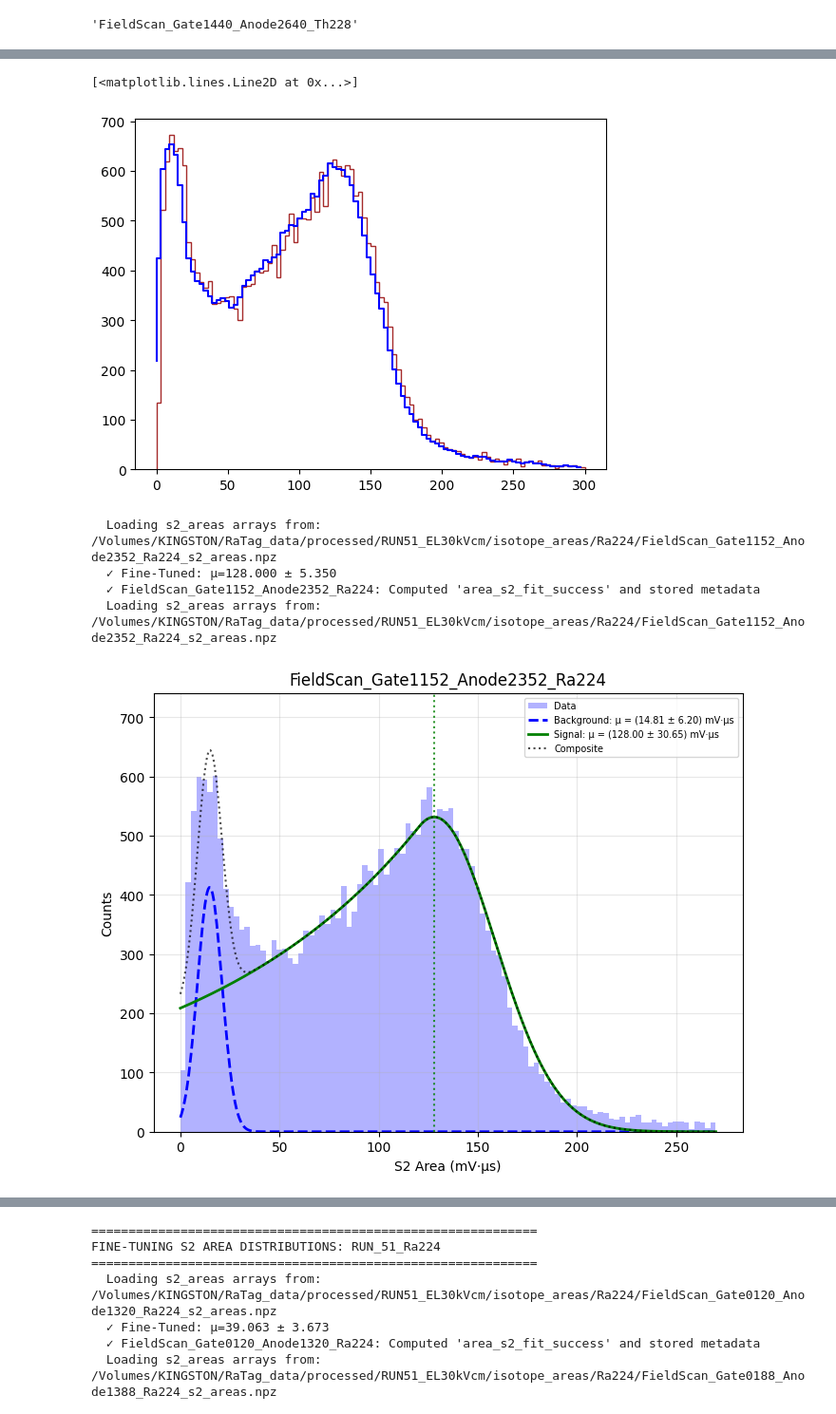
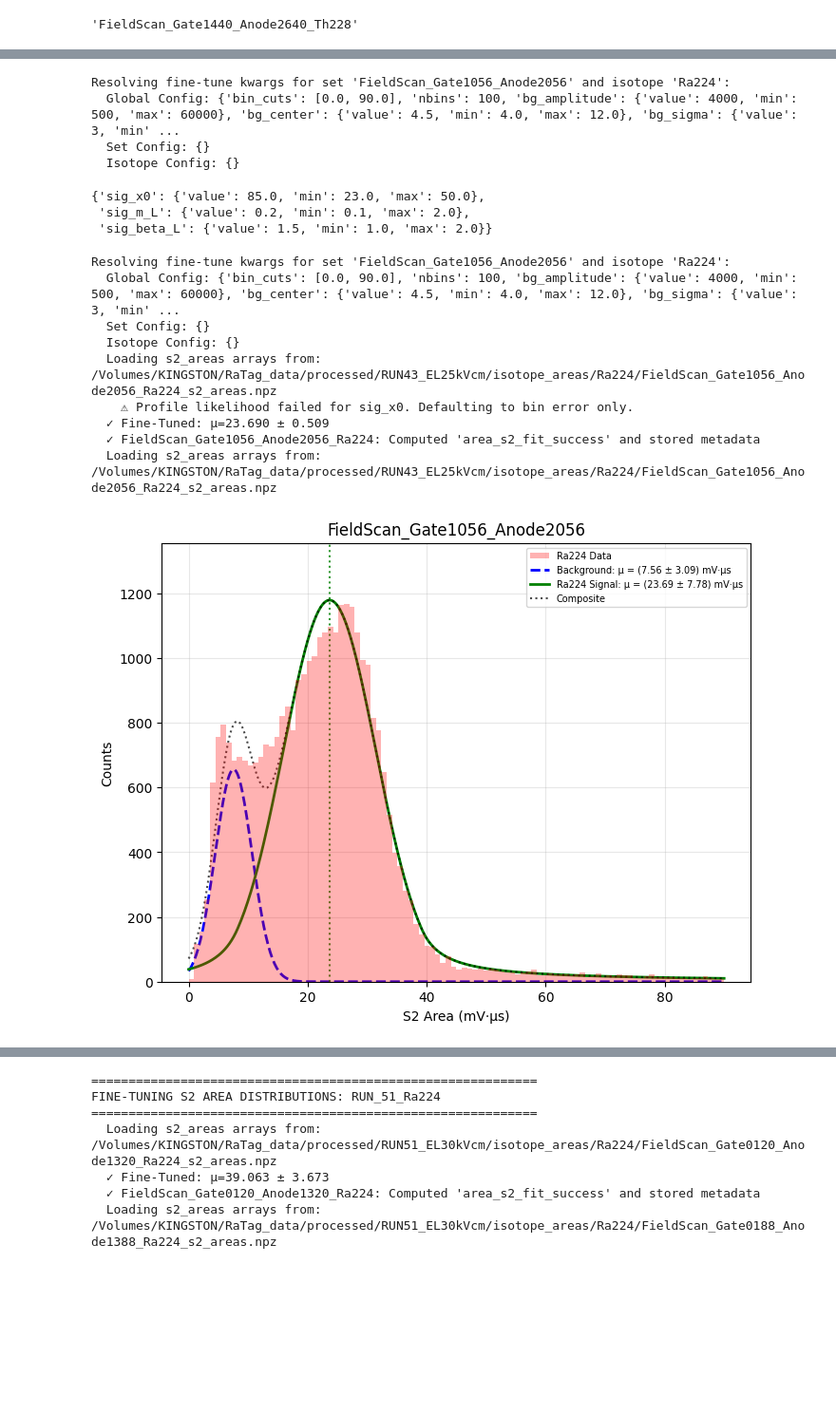
Before and after one commit to proscrite/RaTag, a Jupyter notebook: notebooks/fine_fitting_notebook.ipynb, the cells around one changed output, grey strips where cells are left out. Shown at 95% size. Saved outputs shown, nothing was run; the diff lists cells and outputs as text; code cells hidden in the pictures; blank space fills up the shorter version.

Commit message:
Introduced a new helper function `_resolve_finetune_kwargs` to cascade fine-tuning parameters from global to set and isotope levels.

```diff
--- a/notebooks/fine_fitting_notebook.ipynb
+++ b/notebooks/fine_fitting_notebook.ipynb
@@ -28,7 +28,7 @@ from RaTag.el_tpc.fit_s2_area import v_crystalball_right
 from RaTag.plotting import (plot_s2areas_summary, plot_finetune_s2area,
                             plot_run_s2_vs_field, plot_waveform)
 # %%
-config_path = '/Users/pabloherrero/sabat/RaTagging/configs/recoils/run51_analysis.yaml'
+config_path = '/Users/pabloherrero/sabat/RaTagging/configs/recoils/run43_analysis.yaml'
 
 
 config = file_ops.load_yaml(config_path)
@@ -81,16 +87,16 @@ SEPARATING MULTI-ISOTOPE SETS: RUN_51
 # %%
-set_idx = 11
+set_idx = 0
 set0 = run.sets[set_idx]
 config = file_ops.load_yaml(config_path)
 finetune_dict = config.get('finetuning', {})
 config1_dict = finetune_dict.get(set0.name)
-filtered_kwargs = {k: v for k, v in config1_dict.items() if k in FinetuneConfig.__dataclass_fields__}
+filtered_kwargs = _resolve_finetune_kwargs(finetune_dict, set0.source_dir.name, None)
 config1 = FinetuneConfig(**filtered_kwargs)
 
 set1 = resolve_finetune_s2_fit(set0, config=config1, force=True)
 s2_areas = file_ops.load_s2areas(set1)
 fit_results = {
-            'peak_position': set1.area_s2_mean,
+            'peak_position': set0.area_s2_mean,
             'result_composite': file_ops.load_fit_result(paths.get_fit_path(set1, 's2_areas_finetune'), funcdefs={'v_crystalball_right': v_crystalball_right}),
         }
 fig, ax = plt.subplots(figsize=(8, 6))
@@ -147,6 +139,3 @@ FINE-TUNING S2 AREA DISTRIBUTIONS: RUN_51
 runm['Th228'].sets[11].name
 # %% [output]
 'FieldScan_Gate1440_Anode2640_Th228'
-# %%
-s2_areas = file_ops.load_s2areas(set1)
-areas = s2_areas.areas
@@ -155,35 +142,56 @@ areas = s2_areas.areas
-# %%
-smooth_window = 3
-
-counts, bins, patches = plt.hist(areas, bins=100, range=(0, 300), histtype='step', color='brown', label='S2 Areas');
-cbins = (bins[:-1] + bins[1:]) / 2
-counts_smooth = np.convolve(counts, np.ones(smooth_window)/smooth_window, mode='same')
-plt.step(cbins, counts_smooth, color='blue', label='Smoothed Histogram')
-# %% [output]
-[<matplotlib.lines.Line2D at 0x...>]
-[figure, removed]
+# %%
+filtered_kwargs = _resolve_finetune_kwargs(finetune_dict, set1.source_dir.name, target_iso)
+# %% [output]
+Resolving fine-tune kwargs for set 'FieldScan_Gate1056_Anode2056' and isotope 'Ra224':
+  Global Config: {'bin_cuts': [0.0, 90.0], 'nbins': 100, 'bg_amplitude': {'value': 4000, 'min': 500, 'max': 60000}, 'bg_center': {'value': 4.5, 'min': 4.0, 'max': 12.0}, 'bg_sigma': {'value': 3, 'min' ...
+  Set Config: {}
+  Isotope Config: {}
+# %%
+base_set_name = set1.name
+target_isotope = 'Ra224'
+global_cfg = finetune_dict.get('global', {})
+set_cfg = finetune_dict.get(base_set_name, {})
+
+# Safely extract isotope-specific config without pulling unrelated set-level keys
+iso_cfg = set_cfg.get(target_isotope, {}) if target_isotope and isinstance(set_cfg.get(target_isotope), dict) else {}
+iso_cfg
+# %% [output]
+{'sig_x0': {'value': 85.0, 'min': 23.0, 'max': 50.0},
+ 'sig_m_L': {'value': 0.2, 'min': 0.1, 'max': 2.0},
+ 'sig_beta_L': {'value': 1.5, 'min': 1.0, 'max': 2.0}}
 # %%
-set_idx = 10
+set_idx = 9
 target_iso = 'Ra224'
 set1 = runm[target_iso].sets[set_idx]
+
 config = file_ops.load_yaml(config_path)
 finetune_dict = config.get('finetuning', {})
-config1_dict = finetune_dict.get(set1.name.replace(f'_{target_iso}', ''), {}).get(target_iso, {})
-filtered_kwargs = {k: v for k, v in config1_dict.items() if k in FinetuneConfig.__dataclass_fields__}
+
+# 1. Use the core helper to safely cascade Global -> Set -> Isotope
+filtered_kwargs = _resolve_finetune_kwargs(finetune_dict, set1.name, target_iso)
 config1 = FinetuneConfig(**filtered_kwargs)
 
+# 2. Execute
 set1 = resolve_finetune_s2_fit(set1, config=config1, force=True)
+
+# 3. Plot
 s2_areas = file_ops.load_s2areas(set1)
 fit_results = {
             'peak_position': set1.area_s2_mean,
             'result_composite': file_ops.load_fit_result(paths.get_fit_path(set1, 's2_areas_finetune'), funcdefs={'v_crystalball_right': v_crystalball_right}),
         }
+
 fig, ax = plt.subplots(figsize=(8, 6))
 plot_finetune_s2area(ax, data=s2_areas.areas, config=config1,
-                     fit_result=fit_results, set_name=set1.name, color='blue')
+                     fit_result=fit_results, set_name=set1.source_dir.name, color='blue', target_isotope=target_iso)
 # %% [output]
-  Loading s2_areas arrays from: /Volumes/KINGSTON/RaTag_data/processed/RUN51_EL30kVcm/isotope_areas/Ra224/FieldScan_Gate1152_Anode2352_Ra224_s2_areas.npz
-  ✓ Fine-Tuned: μ=128.000 ± 5.350
-  ✓ FieldScan_Gate1152_Anode2352_Ra224: Computed 'area_s2_fit_success' and stored metadata
-  Loading s2_areas arrays from: /Volumes/KINGSTON/RaTag_data/processed/RUN51_EL30kVcm/isotope_areas/Ra224/FieldScan_Gate1152_Anode2352_Ra224_s2_areas.npz
+Resolving fine-tune kwargs for set 'FieldScan_Gate1056_Anode2056' and isotope 'Ra224':
+  Global Config: {'bin_cuts': [0.0, 90.0], 'nbins': 100, 'bg_amplitude': {'value': 4000, 'min': 500, 'max': 60000}, 'bg_center': {'value': 4.5, 'min': 4.0, 'max': 12.0}, 'bg_sigma': {'value': 3, 'min' ...
+  Set Config: {}
+  Isotope Config: {}
+  Loading s2_areas arrays from: /Volumes/KINGSTON/RaTag_data/processed/RUN43_EL25kVcm/isotope_areas/Ra224/FieldScan_Gate1056_Anode2056_Ra224_s2_areas.npz
+    ⚠ Profile likelihood failed for sig_x0. Defaulting to bin error only.
+  ✓ Fine-Tuned: μ=23.690 ± 0.509
+  ✓ FieldScan_Gate1056_Anode2056_Ra224: Computed 'area_s2_fit_success' and stored metadata
+  Loading s2_areas arrays from: /Volumes/KINGSTON/RaTag_data/processed/RUN43_EL25kVcm/isotope_areas/Ra224/FieldScan_Gate1056_Anode2056_Ra224_s2_areas.npz
-[figure, old version]
+[figure, new version]
```
Also changed, not shown: parts of 9 cells of this notebook, 3 other files.
